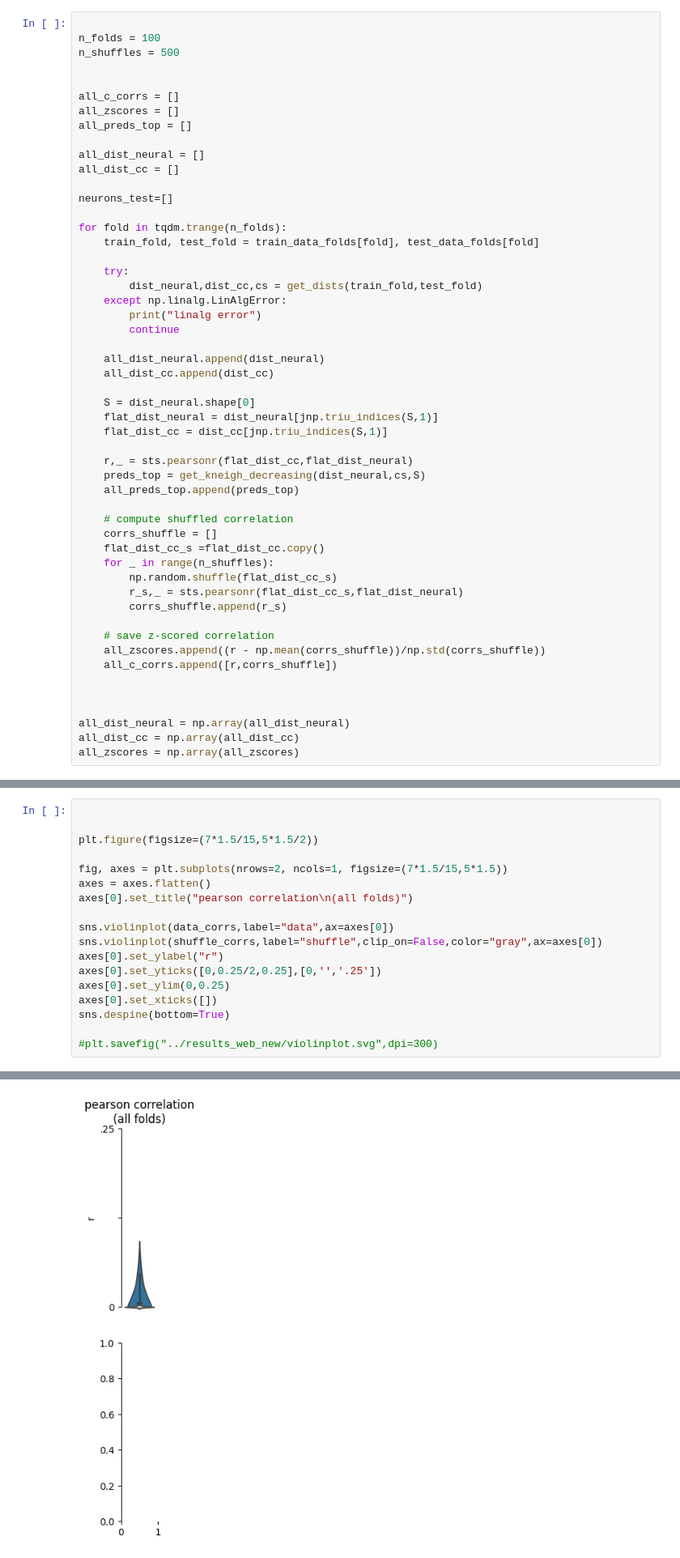
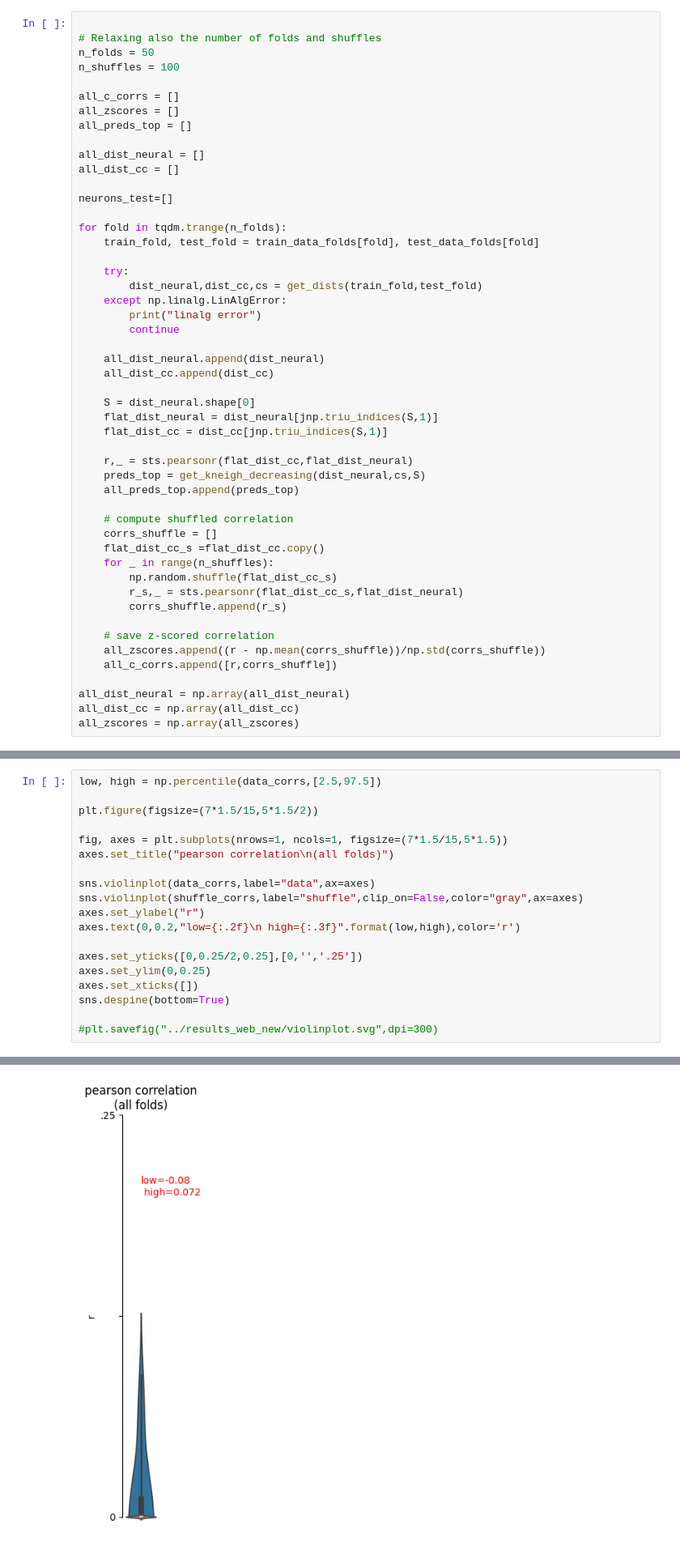
Before and after one commit to brunaafl/ShapeMetrics, a Jupyter notebook: ibl_analyses/notebooks/shape_metrics_figure.ipynb, the cells around one changed output, grey strips where cells are left out. Shown at 81% size. Saved outputs shown, nothing was run; the diff lists cells and outputs as text.

```diff
--- a/ibl_analyses/notebooks/shape_metrics_figure.ipynb
+++ b/ibl_analyses/notebooks/shape_metrics_figure.ipynb
@@ -157,8 +131,8 @@ with open("100_folds_1_time_point_all.pkl","rb") as f:
 # %%
 
-n_folds = 100
-n_shuffles = 500
-
+# Relaxing also the number of folds and shuffles
+n_folds = 50
+n_shuffles = 100
 
 all_c_corrs = []
 all_zscores = []
@@ -201,8 +175,6 @@ for fold in tqdm.trange(n_folds):
     all_zscores.append((r - np.mean(corrs_shuffle))/np.std(corrs_shuffle))
     all_c_corrs.append([r,corrs_shuffle])
 
-
-
 all_dist_neural = np.array(all_dist_neural)
 all_dist_cc = np.array(all_dist_cc)
 all_zscores = np.array(all_zscores)
@@ -390,24 +352,25 @@ TtestResult(statistic=np.float64(nan), pvalue=np.float64(nan), df=np.float64(nan
 # %%
-
+low, high = np.percentile(data_corrs,[2.5,97.5])
 
 plt.figure(figsize=(7*1.5/15,5*1.5/2))
 
-fig, axes = plt.subplots(nrows=2, ncols=1, figsize=(7*1.5/15,5*1.5))
-axes = axes.flatten()
-axes[0].set_title("pearson correlation\n(all folds)")
+fig, axes = plt.subplots(nrows=1, ncols=1, figsize=(7*1.5/15,5*1.5))
+axes.set_title("pearson correlation\n(all folds)")
 
-sns.violinplot(data_corrs,label="data",ax=axes[0])
-sns.violinplot(shuffle_corrs,label="shuffle",clip_on=False,color="gray",ax=axes[0])
-axes[0].set_ylabel("r")
-axes[0].set_yticks([0,0.25/2,0.25],[0,'','.25'])
-axes[0].set_ylim(0,0.25)
-axes[0].set_xticks([])
+sns.violinplot(data_corrs,label="data",ax=axes)
+sns.violinplot(shuffle_corrs,label="shuffle",clip_on=False,color="gray",ax=axes)
+axes.set_ylabel("r")
+axes.text(0,0.2,"low={:.2f}\n high={:.3f}".format(low,high),color='r')
+
+axes.set_yticks([0,0.25/2,0.25],[0,'','.25'])
+axes.set_ylim(0,0.25)
+axes.set_xticks([])
 sns.despine(bottom=True)
 
 #plt.savefig("../results_web_new/violinplot.svg",dpi=300)
 # %% [output]
 <Figure size 70x375 with 0 Axes>
-[figure, old version]
+[figure, new version]
 # %%
 from utils import filter_eids
 pass_eids = filter_eids('../data_new/2022_Q2_IBL_et_al_RepeatedSite/QC.json')
```
Also changed, not shown: parts of 16 cells of this notebook, 4 other files.
